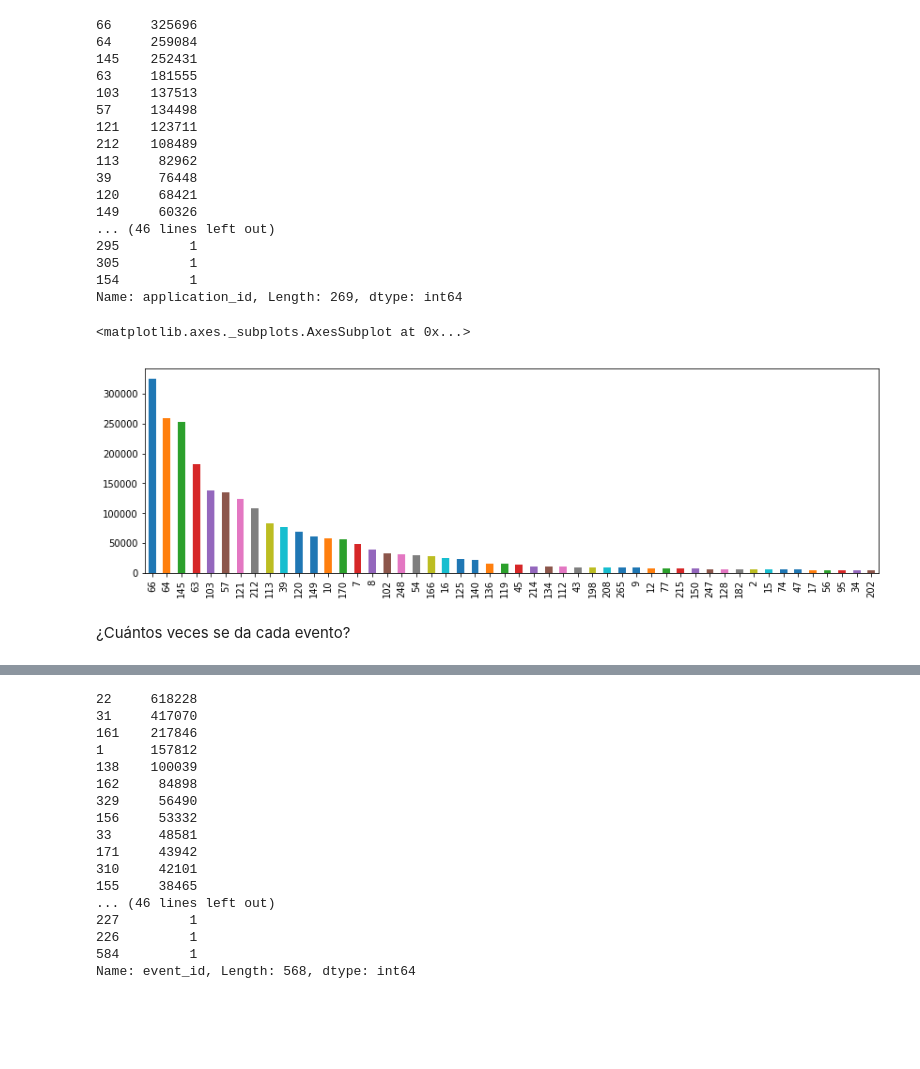
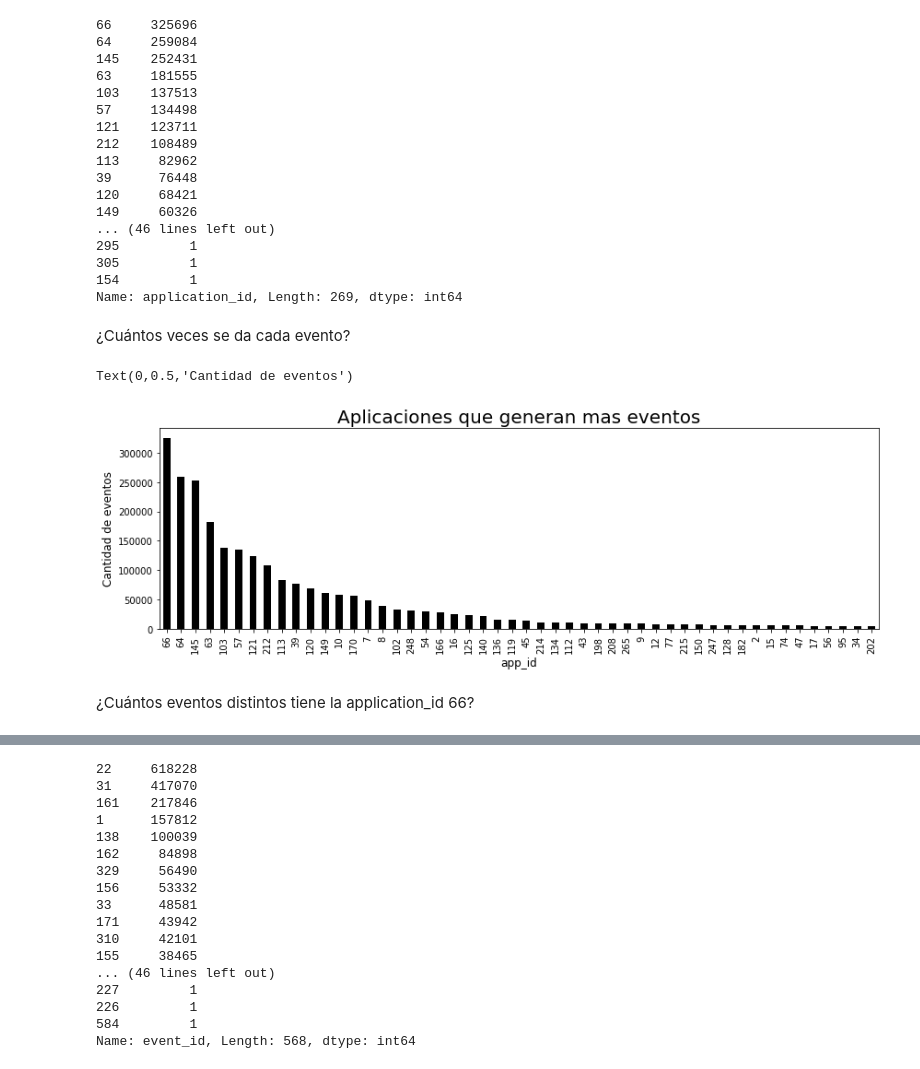
Before and after one commit to EscobarMariaSol/Organizacion-de-datos, a Jupyter notebook: TP1-analisisEvents.ipynb, the cells around one changed output, grey strips where cells are left out. Saved outputs shown, nothing was run; the diff lists cells and outputs as text; code cells hidden in the pictures; blank space fills up the shorter version.

```diff
--- a/TP1-analisisEvents.ipynb
+++ b/TP1-analisisEvents.ipynb
@@ -80,10 +80,17 @@ aplicaciones
 305         1
 154         1
 Name: application_id, Length: 269, dtype: int64
-# %%
-aplicaciones.nlargest(50).plot(kind = 'bar', figsize = (14,4))
-# %% [output]
-<matplotlib.axes._subplots.AxesSubplot at 0x...>
-[figure, removed]
+# %%
+aplicacionesConMasEventos = aplicaciones.nlargest(50)
 # %% [markdown]
 ¿Cuántos veces se da cada evento?
+# %%
+appVSeventGraph = aplicacionesConMasEventos.plot(kind = 'bar', figsize = (14,4), color = 'black')
+appVSeventGraph.set_title("Aplicaciones que generan mas eventos", fontsize = 20)
+appVSeventGraph.set_xlabel("app_id", fontsize = 12)
+appVSeventGraph.set_ylabel("Cantidad de eventos", fontsize = 12)
+# %% [output]
+Text(0,0.5,'Cantidad de eventos')
+[figure, added]
+# %% [markdown]
+¿Cuántos eventos distintos tiene la application_id 66?
```
Also changed, not shown: parts of 21 cells of this notebook.
